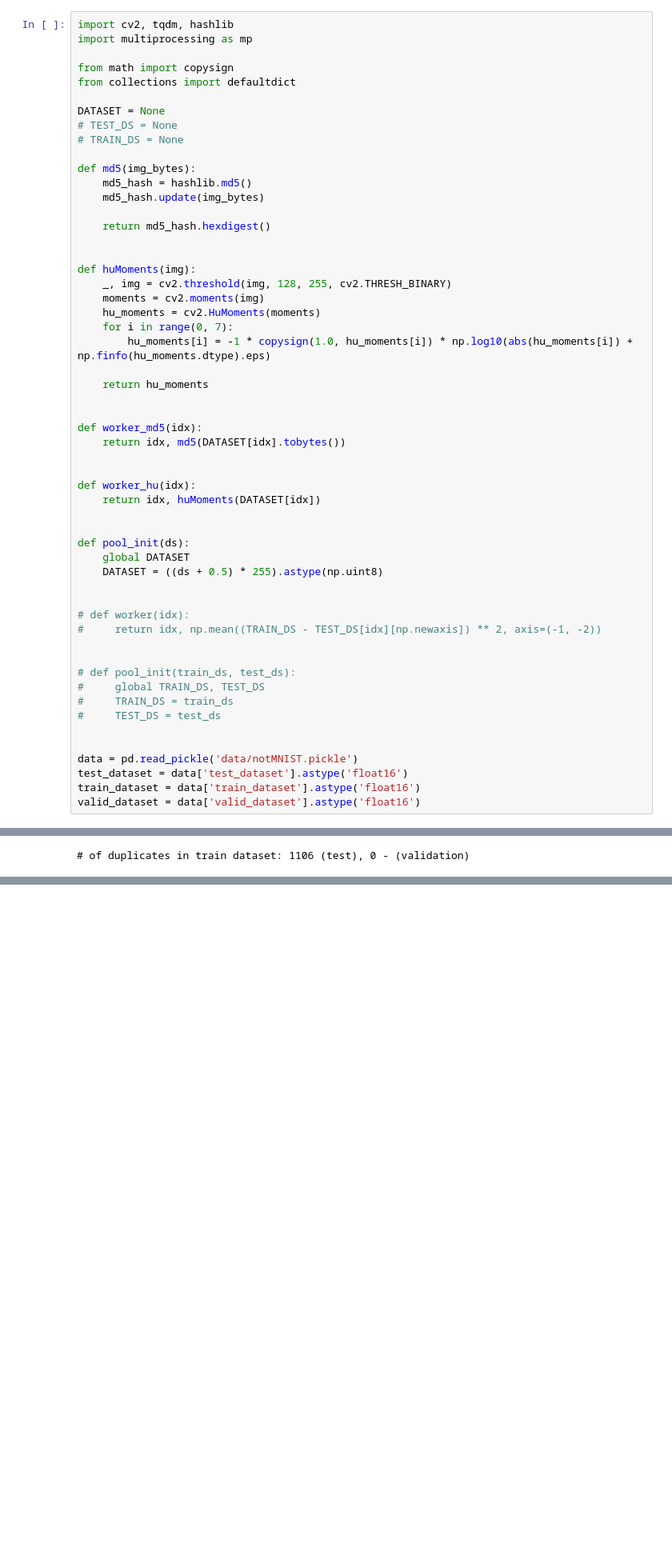
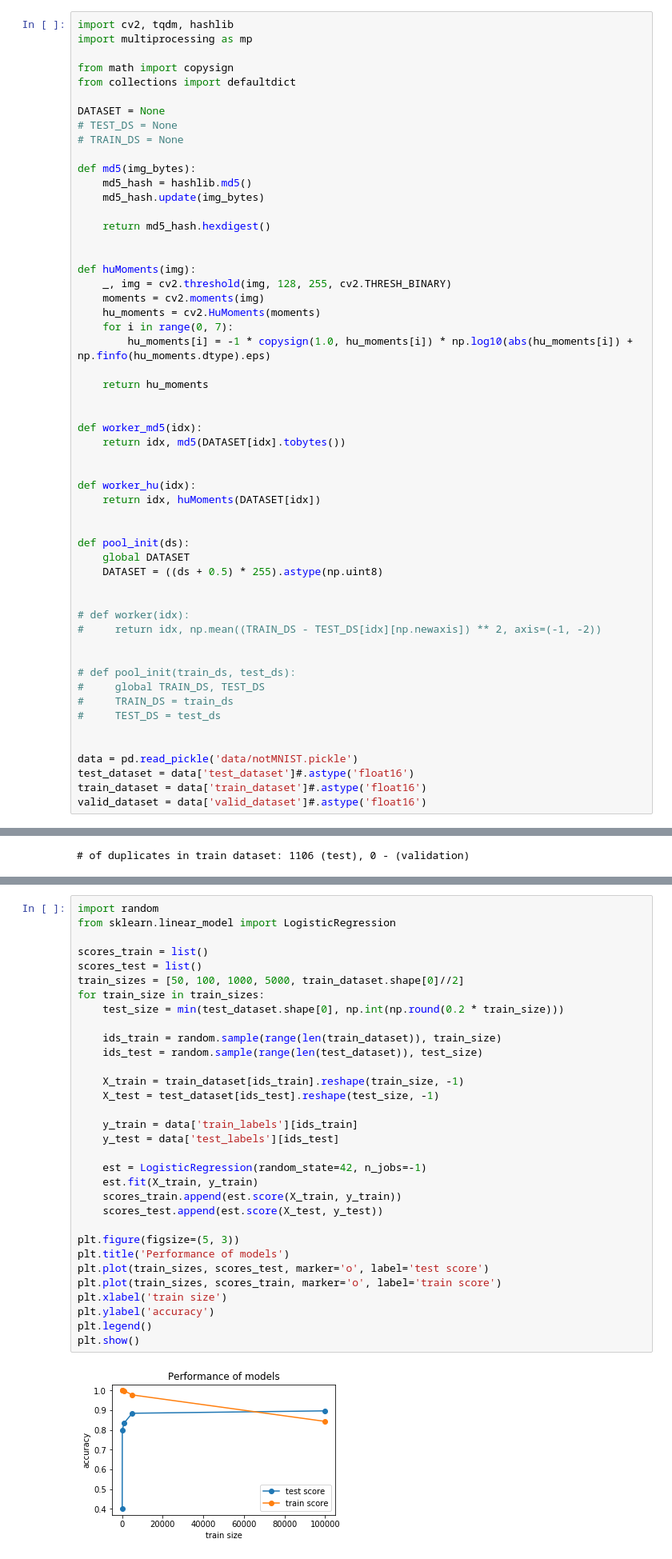
Before and after one commit to slipnitskaya/deep-learning-tensorflow-ud730, a Jupyter notebook: 1_notmnist.ipynb, the cells around one changed output, grey strips where cells are left out. Shown at 80% size. Cells and saved outputs as stored; diff of their text form; blank space fills up the shorter version.

Commit message:
train a logistic regression model, compare the performance of classifiers on different training subsets

```diff
--- a/1_notmnist.ipynb
+++ b/1_notmnist.ipynb
@@ -415,9 +415,9 @@ def pool_init(ds):
 
 
 data = pd.read_pickle('data/notMNIST.pickle')
-test_dataset = data['test_dataset'].astype('float16')
-train_dataset = data['train_dataset'].astype('float16')
-valid_dataset = data['valid_dataset'].astype('float16')
+test_dataset = data['test_dataset']#.astype('float16')
+train_dataset = data['train_dataset']#.astype('float16')
+valid_dataset = data['valid_dataset']#.astype('float16')
 # %%
 # detect duplicates
 hashes = defaultdict(list)
@@ -499,3 +501,37 @@ Train a simple model on this data using 50, 100, 1000 and 5000 training samples.
 Optional question: train an off-the-shelf model on all the data!
 
 ---
+# %%
+import random
+from sklearn.linear_model import LogisticRegression
+
+scores_train = list()
+scores_test = list()
+train_sizes = [50, 100, 1000, 5000, train_dataset.shape[0]//2]
+for train_size in train_sizes:
+    test_size = min(test_dataset.shape[0], np.int(np.round(0.2 * train_size)))
+
+    ids_train = random.sample(range(len(train_dataset)), train_size)
+    ids_test = random.sample(range(len(test_dataset)), test_size)
+
+    X_train = train_dataset[ids_train].reshape(train_size, -1)
+    X_test = test_dataset[ids_test].reshape(test_size, -1)
+
+    y_train = data['train_labels'][ids_train]
+    y_test = data['test_labels'][ids_test]
+
+    est = LogisticRegression(random_state=42, n_jobs=-1)
+    est.fit(X_train, y_train)
+    scores_train.append(est.score(X_train, y_train))
+    scores_test.append(est.score(X_test, y_test))
+
+plt.figure(figsize=(5, 3))
+plt.title('Performance of models')
+plt.plot(train_sizes, scores_test, marker='o', label='test score')
+plt.plot(train_sizes, scores_train, marker='o', label='train score')
+plt.xlabel('train size')
+plt.ylabel('accuracy')
+plt.legend()
+plt.show()
+# %% [output]
+[figure, added]
```
Also changed, not shown: parts of 1 cell of this notebook.
